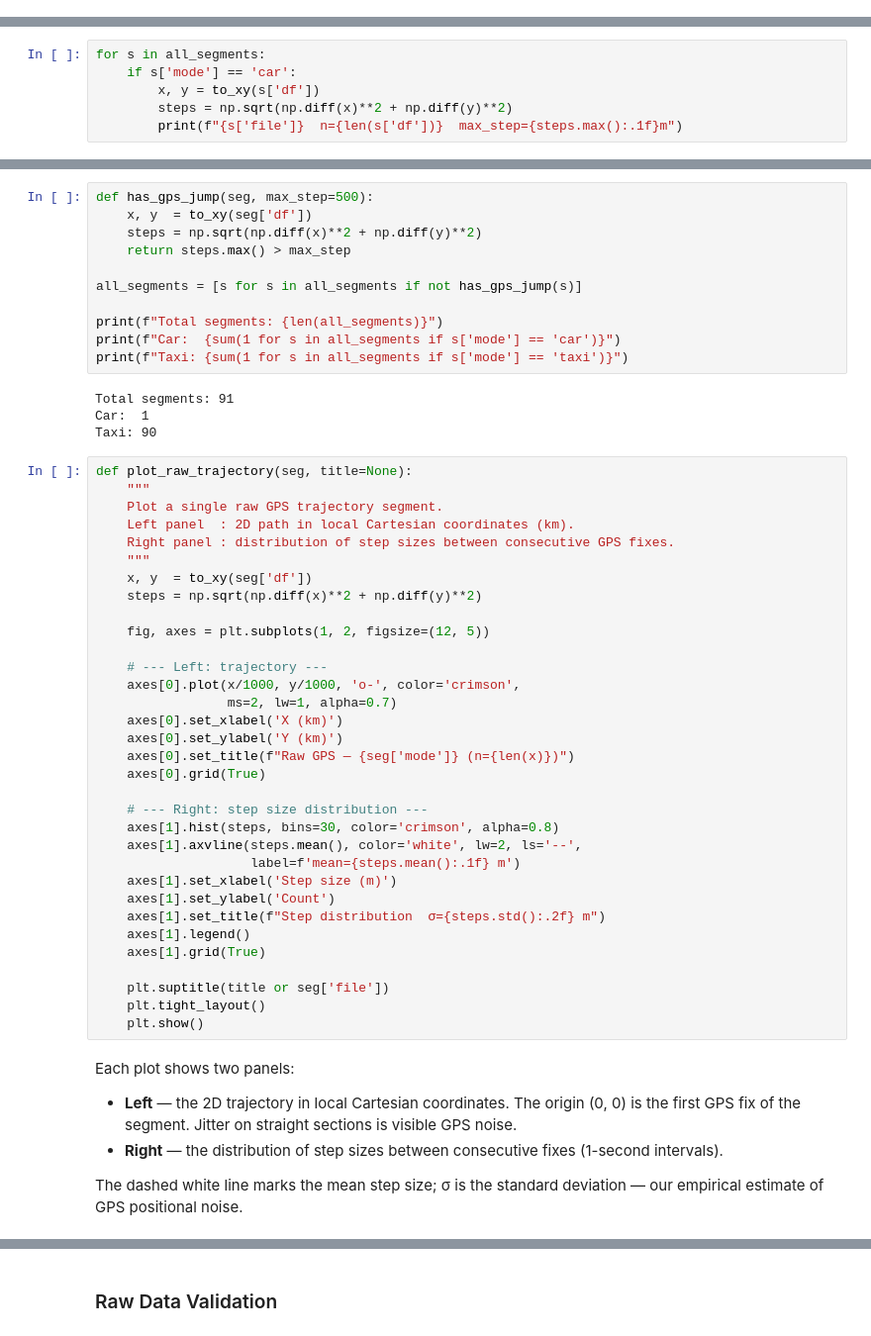
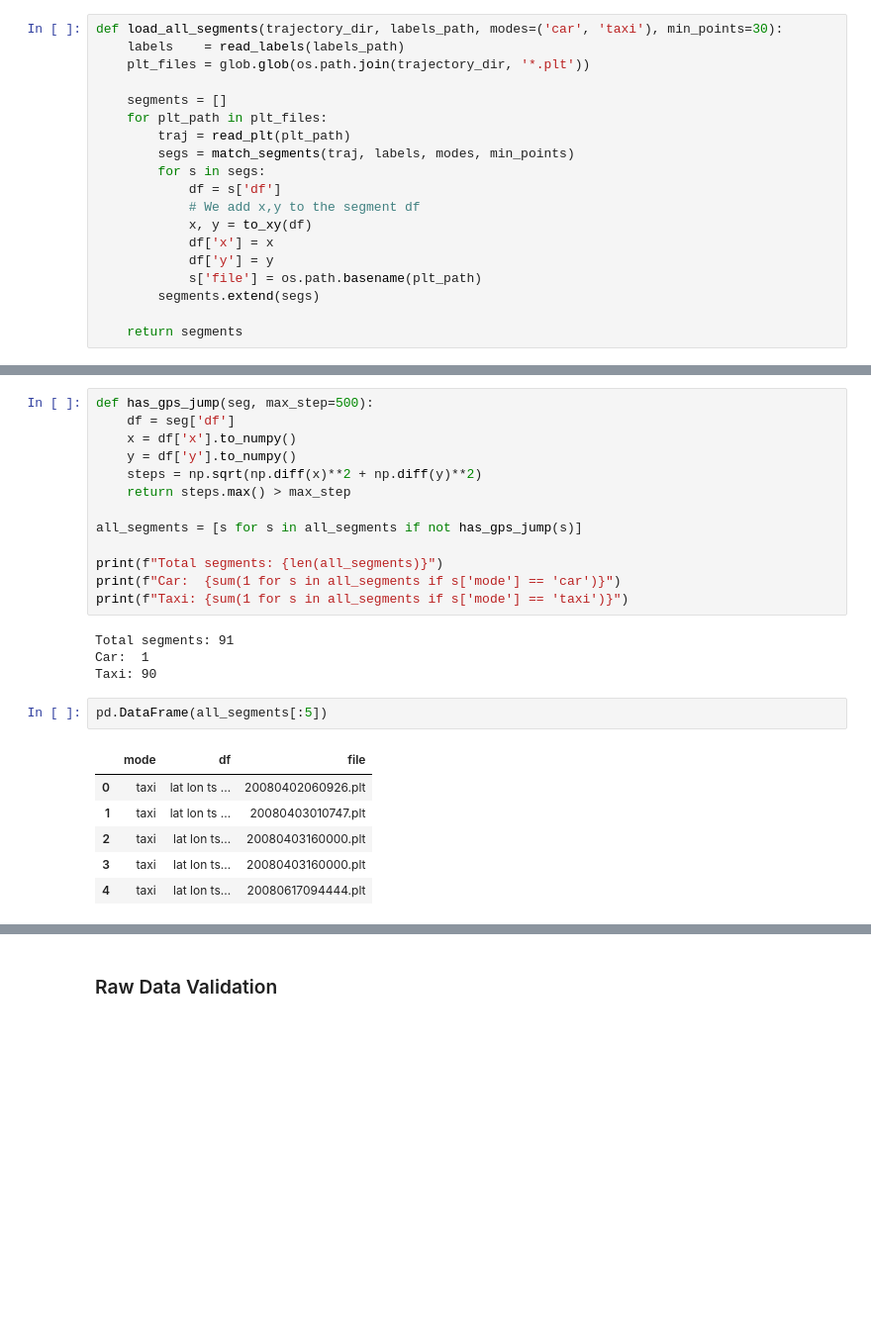
Before and after one commit to RoumenNikolov/kalman-filter-trajectories, a Jupyter notebook: 01. Kalman Filter for GPS Theory and Model.ipynb, the cells around one changed output, grey strips where cells are left out. Shown at 99% size. Cells and saved outputs as stored; diff of their text form; blank space fills up the shorter version.

```diff
--- a/01. Kalman Filter for GPS Theory and Model.ipynb
+++ b/01. Kalman Filter for GPS Theory and Model.ipynb
@@ -547,0 +547,19 @@ def to_xy(df, start_point=BEIJING_ORIGIN):
+# %%
+def load_all_segments(trajectory_dir, labels_path, modes=('car', 'taxi'), min_points=30):
+    labels    = read_labels(labels_path)
+    plt_files = glob.glob(os.path.join(trajectory_dir, '*.plt'))
+
+    segments = []
+    for plt_path in plt_files:
+        traj = read_plt(plt_path)
+        segs = match_segments(traj, labels, modes, min_points)
+        for s in segs:
+            df = s['df']
+            # We add x,y to the segment df
+            x, y = to_xy(df)
+            df['x'] = x
+            df['y'] = y
+            s['file'] = os.path.basename(plt_path)
+        segments.extend(segs)
+
+    return segments
@@ -598,9 +608,3 @@ Total segments: 103
 Car:  11
 Taxi: 92
 Total segments: 103
-# %%
-for s in all_segments:
-    if s['mode'] == 'car':
-        x, y = to_xy(s['df'])
-        steps = np.sqrt(np.diff(x)**2 + np.diff(y)**2)
-        print(f"{s['file']}  n={len(s['df'])}  max_step={steps.max():.1f}m")
@@ -619,6 +615,8 @@ for s in all_segments:
 # %%
 def has_gps_jump(seg, max_step=500):
-    x, y  = to_xy(seg['df'])
+    df = seg['df']
+    x = df['x'].to_numpy()
+    y = df['y'].to_numpy()
     steps = np.sqrt(np.diff(x)**2 + np.diff(y)**2)
     return steps.max() > max_step
 
@@ -631,43 +629,12 @@ print(f"Taxi: {sum(1 for s in all_segments if s['mode'] == 'taxi')}")
 Total segments: 91
 Car:  1
 Taxi: 90
-# %%
-def plot_raw_trajectory(seg, title=None):
-    """
-    Plot a single raw GPS trajectory segment.
-    Left panel  : 2D path in local Cartesian coordinates (km).
-    Right panel : distribution of step sizes between consecutive GPS fixes.
-    """
-    x, y  = to_xy(seg['df'])
-    steps = np.sqrt(np.diff(x)**2 + np.diff(y)**2)
-
-    fig, axes = plt.subplots(1, 2, figsize=(12, 5))
-
-    # --- Left: trajectory ---
-    axes[0].plot(x/1000, y/1000, 'o-', color='crimson',
-                 ms=2, lw=1, alpha=0.7)
-    axes[0].set_xlabel('X (km)')
-    axes[0].set_ylabel('Y (km)')
-    axes[0].set_title(f"Raw GPS — {seg['mode']} (n={len(x)})")
-    axes[0].grid(True)
-
-    # --- Right: step size distribution ---
-    axes[1].hist(steps, bins=30, color='crimson', alpha=0.8)
-    axes[1].axvline(steps.mean(), color='white', lw=2, ls='--',
-                    label=f'mean={steps.mean():.1f} m')
-    axes[1].set_xlabel('Step size (m)')
-    axes[1].set_ylabel('Count')
-    axes[1].set_title(f"Step distribution  σ={steps.std():.2f} m")
-    axes[1].legend()
-    axes[1].grid(True)
-
-    plt.suptitle(title or seg['file'])
-    plt.tight_layout()
-    plt.show()
-# %% [markdown]
-Each plot shows two panels:
-
-- **Left** — the 2D trajectory in local Cartesian coordinates. The origin (0, 0) is the first GPS fix of the segment. Jitter on straight sections is visible GPS noise.
-- **Right** — the distribution of step sizes between consecutive fixes (1-second intervals).
-
-The dashed white line marks the mean step size; σ is the standard deviation — our empirical estimate of GPS positional noise.
+# %%
+pd.DataFrame(all_segments[:5])
+# %% [output]
+|  | mode | df | file |
+| 0 | taxi | lat lon ts ... | 20080402060926.plt |
+| 1 | taxi | lat lon ts ... | 20080403010747.plt |
+| 2 | taxi | lat lon ts... | 20080403160000.plt |
+| 3 | taxi | lat lon ts... | 20080403160000.plt |
+| 4 | taxi | lat lon ts... | 20080617094444.plt |
```
Also changed, not shown: parts of 41 cells of this notebook.
